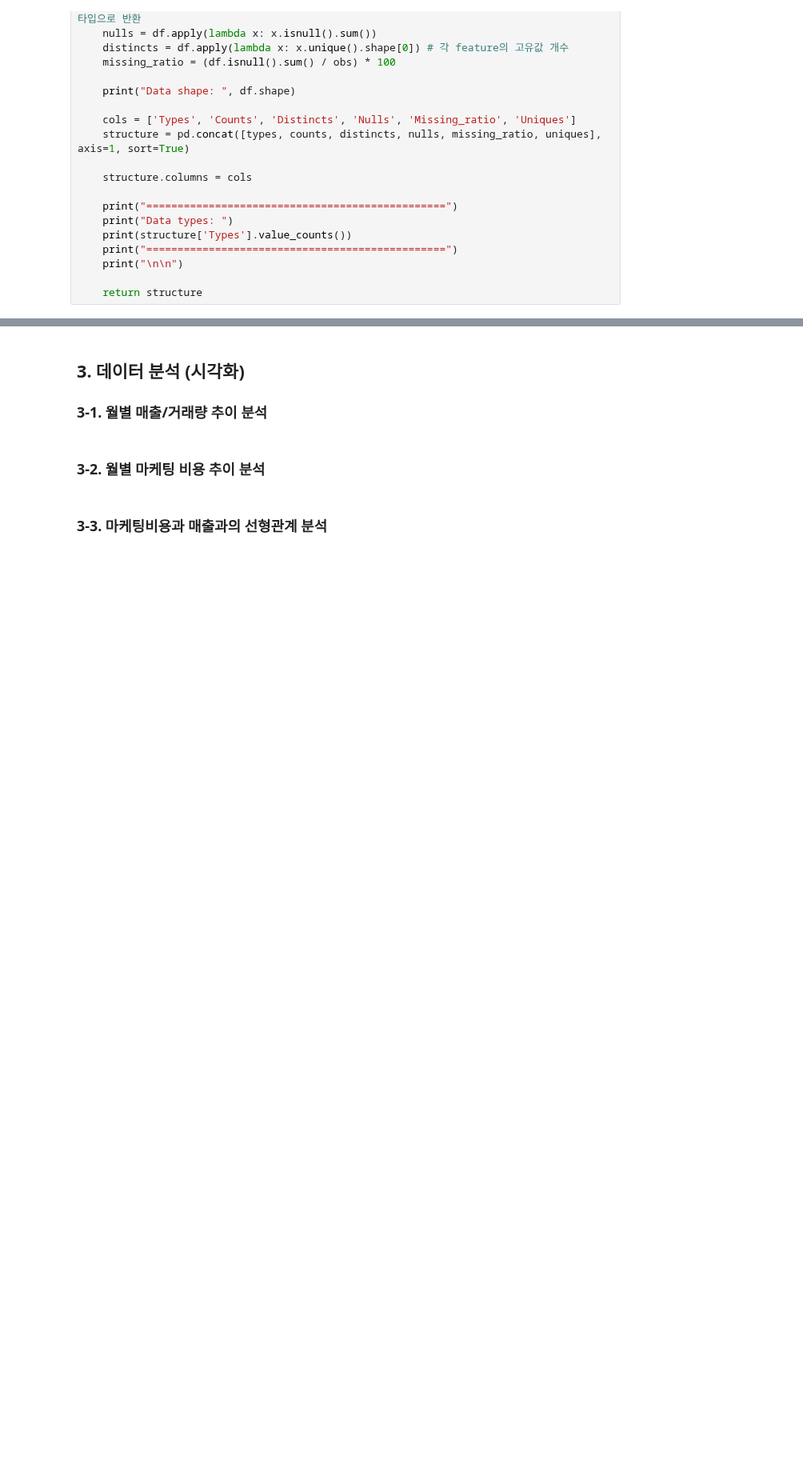
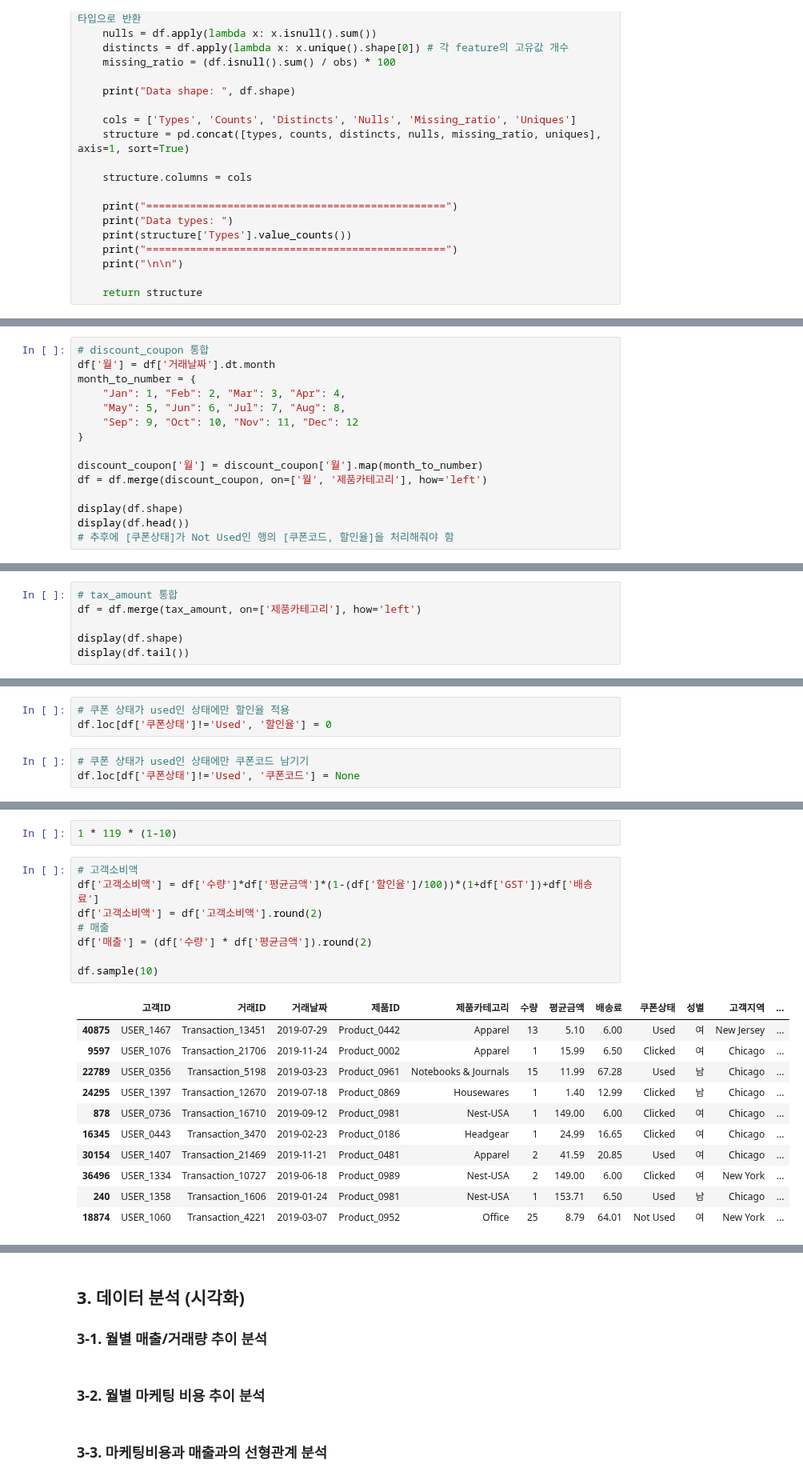
Before and after one commit to tiod0611/practice_language, a Jupyter notebook: python/데이터분석/ecommerce/훈태박사.ipynb, the cells around one changed output, grey strips where cells are left out. Shown at 80% size. Saved outputs shown, nothing was run; the diff lists cells and outputs as text; blank space fills up the shorter version.

```diff
--- a/python/데이터분석/ecommerce/훈태박사.ipynb
+++ b/python/데이터분석/ecommerce/훈태박사.ipynb
@@ -147,0 +217,15 @@ display(data_summary_5)
+# %%
+# discount_coupon 통합
+df['월'] = df['거래날짜'].dt.month
+month_to_number = {
+    "Jan": 1, "Feb": 2, "Mar": 3, "Apr": 4,
+    "May": 5, "Jun": 6, "Jul": 7, "Aug": 8,
+    "Sep": 9, "Oct": 10, "Nov": 11, "Dec": 12
+}
+
+discount_coupon['월'] = discount_coupon['월'].map(month_to_number)
+df = df.merge(discount_coupon, on=['월', '제품카테고리'], how='left')
+
+display(df.shape)
+display(df.head())
+# 추후에 [쿠폰상태]가 Not Used인 행의 [쿠폰코드, 할인율]을 처리해줘야 함
@@ -147,0 +240,6 @@ display(data_summary_5)
+# %%
+# tax_amount 통합
+df = df.merge(tax_amount, on=['제품카테고리'], how='left')
+
+display(df.shape)
+display(df.tail())
@@ -147,0 +275,6 @@ display(data_summary_5)
+# %%
+# 쿠폰 상태가 used인 상태에만 할인율 적용
+df.loc[df['쿠폰상태']!='Used', '할인율'] = 0
+# %%
+# 쿠폰 상태가 used인 상태에만 쿠폰코드 남기기
+df.loc[df['쿠폰상태']!='Used', '쿠폰코드'] = None
@@ -147,0 +289,22 @@ display(data_summary_5)
+# %%
+1 * 119 * (1-10)
+# %%
+# 고객소비액
+df['고객소비액'] = df['수량']*df['평균금액']*(1-(df['할인율']/100))*(1+df['GST'])+df['배송료']
+df['고객소비액'] = df['고객소비액'].round(2)
+# 매출
+df['매출'] = (df['수량'] * df['평균금액']).round(2)
+
+df.sample(10)
+# %% [output]
+|  | 고객ID | 거래ID | 거래날짜 | 제품ID | 제품카테고리 | 수량 | 평균금액 | 배송료 | 쿠폰상태 | 성별 | 고객지역 | ... |
+| 40875 | USER_1467 | Transaction_13451 | 2019-07-29 | Product_0442 | Apparel | 13 | 5.10 | 6.00 | Used | 여 | New Jersey | ... |
+| 9597 | USER_1076 | Transaction_21706 | 2019-11-24 | Product_0002 | Apparel | 1 | 15.99 | 6.50 | Clicked | 여 | Chicago | ... |
+| 22789 | USER_0356 | Transaction_5198 | 2019-03-23 | Product_0961 | Notebooks & Journals | 15 | 11.99 | 67.28 | Used | 남 | Chicago | ... |
+| 24295 | USER_1397 | Transaction_12670 | 2019-07-18 | Product_0869 | Housewares | 1 | 1.40 | 12.99 | Clicked | 남 | Chicago | ... |
+| 878 | USER_0736 | Transaction_16710 | 2019-09-12 | Product_0981 | Nest-USA | 1 | 149.00 | 6.00 | Clicked | 여 | Chicago | ... |
+| 16345 | USER_0443 | Transaction_3470 | 2019-02-23 | Product_0186 | Headgear | 1 | 24.99 | 16.65 | Clicked | 여 | Chicago | ... |
+| 30154 | USER_1407 | Transaction_21469 | 2019-11-21 | Product_0481 | Apparel | 2 | 41.59 | 20.85 | Used | 여 | Chicago | ... |
+| 36496 | USER_1334 | Transaction_10727 | 2019-06-18 | Product_0989 | Nest-USA | 2 | 149.00 | 6.00 | Clicked | 여 | New York | ... |
+| 240 | USER_1358 | Transaction_1606 | 2019-01-24 | Product_0981 | Nest-USA | 1 | 153.71 | 6.50 | Used | 남 | Chicago | ... |
+| 18874 | USER_1060 | Transaction_4221 | 2019-03-07 | Product_0952 | Office | 25 | 8.79 | 64.01 | Not Used | 여 | New York | ... |
```
Also changed, not shown: parts of 13 cells of this notebook, 6 other files.
